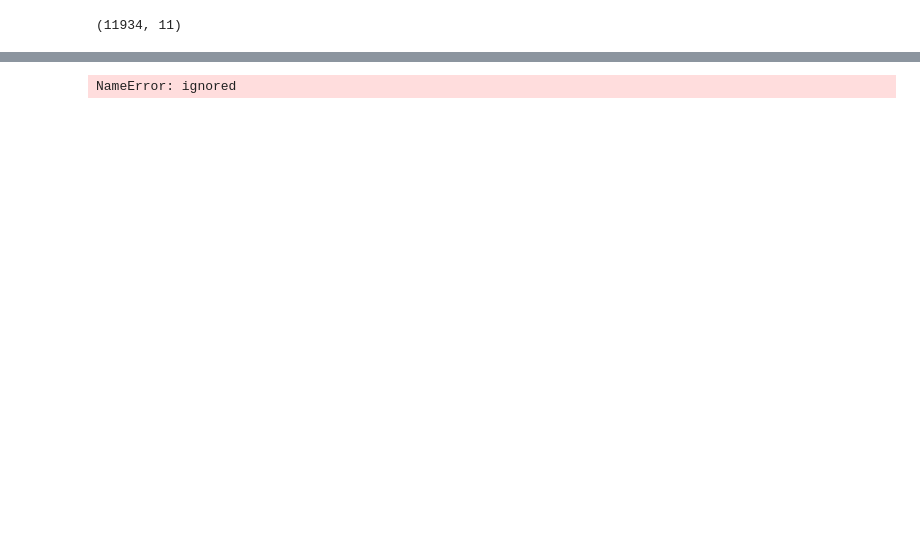
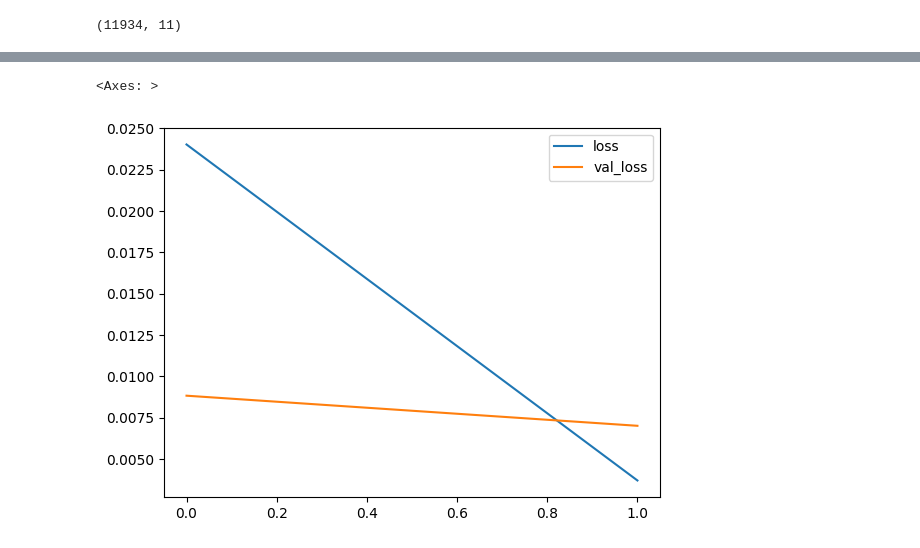
Before and after one commit to EricXue92/UQ, a Jupyter notebook: SNGP_Regression.ipynb, the cells around one changed output, grey strips where cells are left out. Drawn from its saved outputs; the diff is of its cells as text; code cells hidden in the pictures; blank space fills up the shorter version.

```diff
--- a/SNGP_Regression.ipynb
+++ b/SNGP_Regression.ipynb
@@ -309,10 +273,6 @@ class DeepResNetSNGPWithCovReset(DeepResNetSNGP):
     return super().fit(*args, **kwargs)
 # %%
 # Train model
-# %%
-fit_config = dict(batch_size= 512, epochs= 1000,
-               validation_data = (X_val, y_val),
-               callbacks=[callback] )
 # %%
 sngp_model = DeepResNetSNGPWithCovReset(**resnet_config)
 sngp_model.compile(**train_config)
@@ -322,7 +285,6 @@ NameError: ignored
 # %%
 history_df = pd.DataFrame(history.history)
-history_df.head()
 history_df.loc[:, ['loss','val_loss']].plot()
-#history_df.loc[:, ['sparse_categorical_accuracy']].plot()
 # %% [output]
-NameError: ignored
+<Axes: >
+[figure, added]
```
Also changed, not shown: parts of 39 cells of this notebook.
